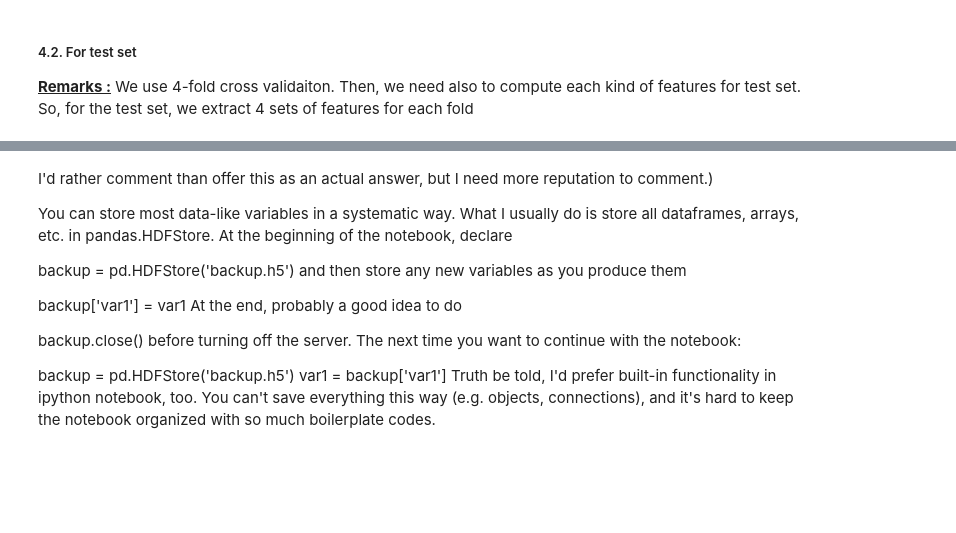
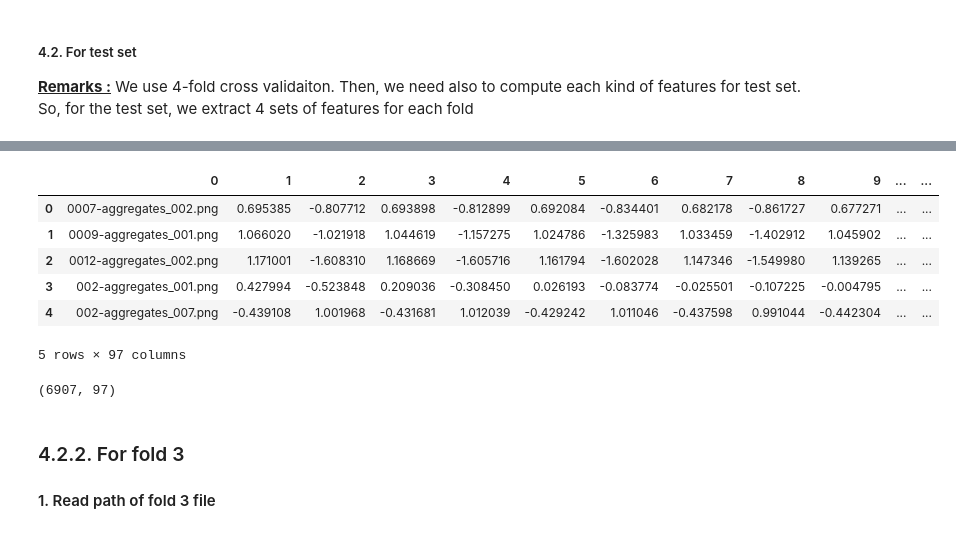
Before and after one commit to ledvic/_Plankton_Zooscan-Machine_Learning, a Jupyter notebook: _pyscripts/extract_gabor_filter_for_dataset.ipynb, the cells around one changed output, grey strips where cells are left out. Saved outputs shown, nothing was run; the diff lists cells and outputs as text; code cells hidden in the pictures; blank space fills up the shorter version.

```diff
--- a/_pyscripts/extract_gabor_filter_for_dataset.ipynb
+++ b/_pyscripts/extract_gabor_filter_for_dataset.ipynb
@@ -924,17 +540,22 @@ pip install tables
-# %% [markdown]
-I'd rather comment than offer this as an actual answer, but I need more reputation to comment.)
-
-You can store most data-like variables in a systematic way. What I usually do is store all dataframes, arrays, etc. in pandas.HDFStore. At the beginning of the notebook, declare
-
-backup = pd.HDFStore('backup.h5')
-and then store any new variables as you produce them
-
-backup['var1'] = var1
-At the end, probably a good idea to do
-
-backup.close()
-before turning off the server. The next time you want to continue with the notebook:
-
-backup = pd.HDFStore('backup.h5')
-var1 = backup['var1']
-Truth be told, I'd prefer built-in functionality in ipython notebook, too. You can't save everything this way (e.g. objects, connections), and it's hard to keep the notebook organized with so much boilerplate codes.
+# %%
+X_gabor_test_dff = pd.DataFrame(data = X_gabor_std_test)
+X_gabor_test_df = pd.DataFrame(data = dfTest["short_filenames"])
+
+X_gabor_test_df = pd.concat([X_gabor_test_df,X_gabor_test_dff], axis=1)
+X_gabor_test_df.columns = pd.RangeIndex(X_gabor_test_df.columns.size)
+
+display(X_gabor_test_df.head(5), X_gabor_test_df.shape)
+
+X_gabor_test_df.to_csv("..//_inputs//_image_features//new//X-gabor_96_std-test-fold_2.csv", header=False, index=False)
+# %% [output]
+|  | 0 | 1 | 2 | 3 | 4 | 5 | 6 | 7 | 8 | 9 | ... | ... |
+| 0 | 0007-aggregates_002.png | 0.695385 | -0.807712 | 0.693898 | -0.812899 | 0.692084 | -0.834401 | 0.682178 | -0.861727 | 0.677271 | ... | ... |
+| 1 | 0009-aggregates_001.png | 1.066020 | -1.021918 | 1.044619 | -1.157275 | 1.024786 | -1.325983 | 1.033459 | -1.402912 | 1.045902 | ... | ... |
+| 2 | 0012-aggregates_002.png | 1.171001 | -1.608310 | 1.168669 | -1.605716 | 1.161794 | -1.602028 | 1.147346 | -1.549980 | 1.139265 | ... | ... |
+| 3 | 002-aggregates_001.png | 0.427994 | -0.523848 | 0.209036 | -0.308450 | 0.026193 | -0.083774 | -0.025501 | -0.107225 | -0.004795 | ... | ... |
+| 4 | 002-aggregates_007.png | -0.439108 | 1.001968 | -0.431681 | 1.012039 | -0.429242 | 1.011046 | -0.437598 | 0.991044 | -0.442304 | ... | ... |
+5 rows × 97 columns
+(6907, 97)
+# %% [markdown]
+### 4.2.2. For fold 3
+#### 1. Read path of fold 3 file
```
Also changed, not shown: parts of 68 cells of this notebook, 3 other files.
